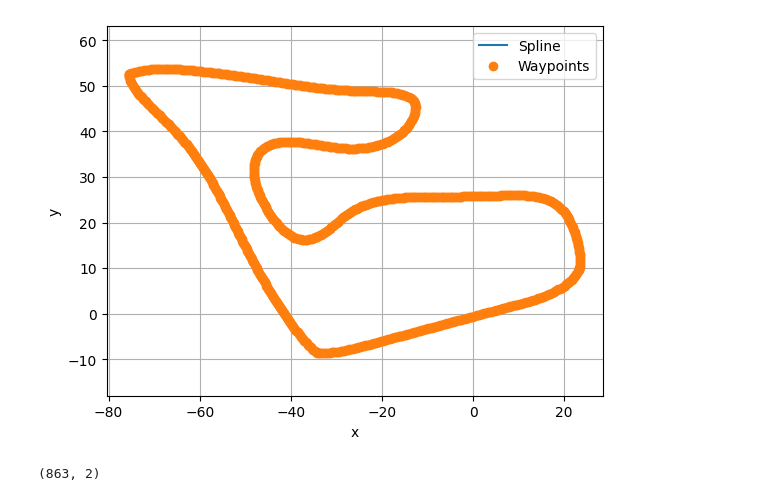
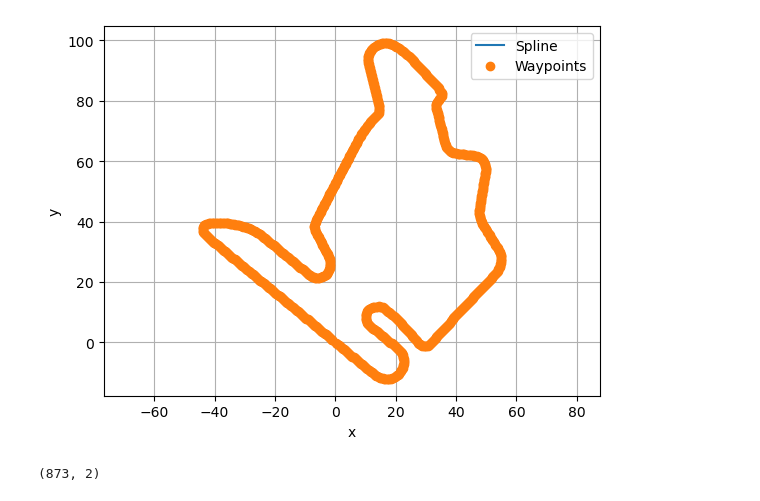
Before and after one commit to SwaminathanSK/minimum_curvature_planner_jax, a Jupyter notebook: minimum_curvature_planner/algorithm/matplotlib_plotting.ipynb, the cells around one changed output. Drawn from its saved outputs; the diff is of its cells as text; code cells hidden in the pictures.

```diff
--- a/minimum_curvature_planner/algorithm/matplotlib_plotting.ipynb
+++ b/minimum_curvature_planner/algorithm/matplotlib_plotting.ipynb
@@ -34,12 +34,12 @@ def matplotlib_visualize_splines(points: np.ndarray, line_label: str, points_lab
     plt.axis('equal')  # Ensure the x and y axes have the same scale
 # %%
 import pandas
-waypoints_csv = pandas.read_csv('../../Spielberg_waypoints.csv')
+waypoints_csv = pandas.read_csv('../../Budapest_waypoints.csv')
 from matrices import *
 points = waypoints_csv.values
 matplotlib_visualize_splines(points, 'Spline', 'Waypoints', is_loop=True)
 plt.show()
 print(points.shape)
 # %% [output]
-[figure, old version]
+[figure, new version]
-(863, 2)
+(873, 2)
```
Also changed, not shown: parts of 3 cells of this notebook, 4 other files.
